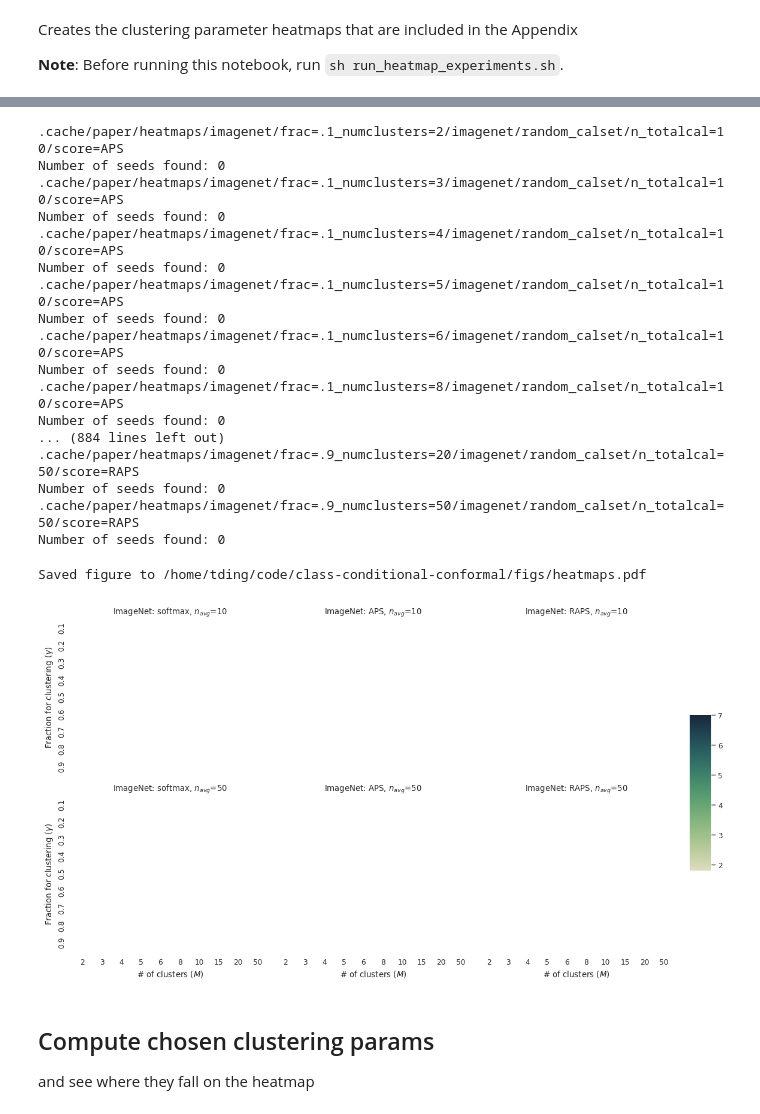
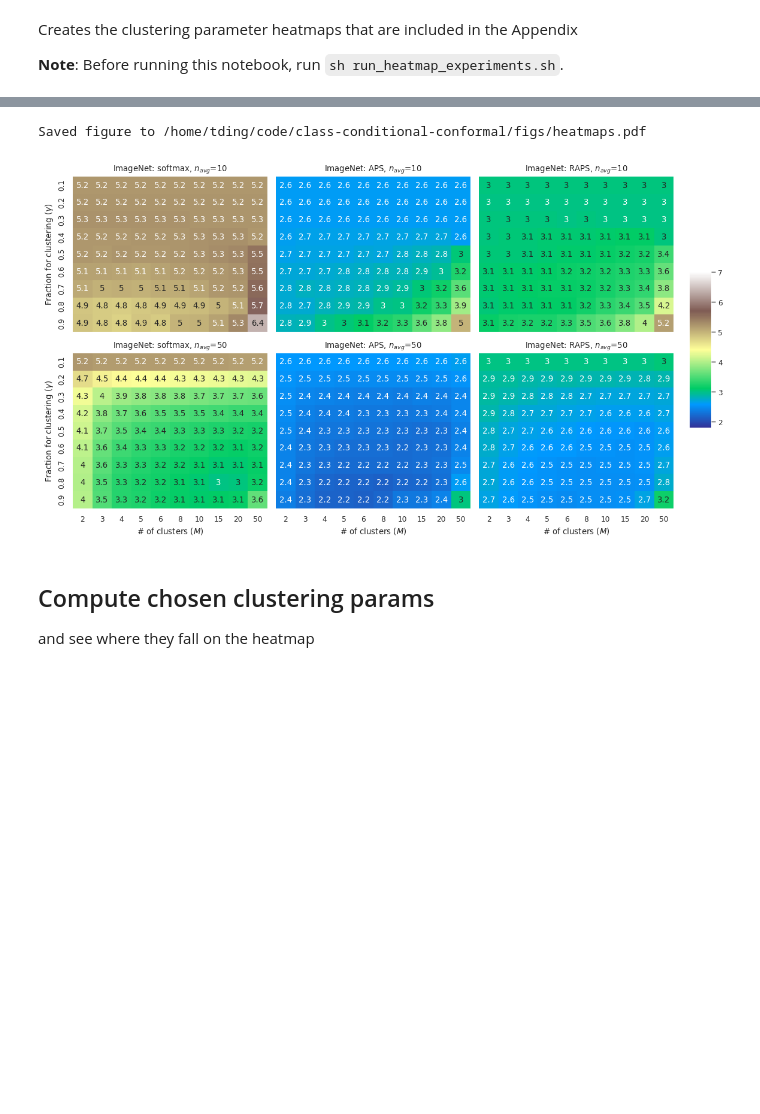
Before and after one commit to tiffanyding/class-conditional-conformal, a Jupyter notebook: notebooks/create_heatmaps.ipynb, the cells around one changed output, grey strips where cells are left out. Drawn from its saved outputs; the diff is of its cells as text; code cells hidden in the pictures; blank space fills up the shorter version.

```diff
--- a/notebooks/create_heatmaps.ipynb
+++ b/notebooks/create_heatmaps.ipynb
@@ -38,7 +38,7 @@ for row, n in enumerate(n_list):
 
         for i, frac_clustering in enumerate(frac_clustering_list):
             for j, num_clusters in enumerate(num_clusters_list):
-                curr_folder = f'.cache/paper/heatmaps/imagenet/frac={str(frac_clustering).replace("0.", ".")}_numclusters={num_clusters}'
+                curr_folder = f'../.cache/paper/heatmaps/imagenet/frac={str(frac_clustering).replace("0.", ".")}_numclusters={num_clusters}'
                 df = get_metric_df('imagenet', 'random', 'class_cov_gap',
                                   score_function,
                                   method_list = ['cluster_random'],
@@ -56,7 +56,8 @@ for row, n in enumerate(n_list):
 #                          fmt = '',
                          vmin=1.8, vmax=7, # OPTIONAL: adjust these for consistency between plots
                          cbar_ax=cbar_ax, #if i==0 and j==0 else None,
-                         cmap=sns.cubehelix_palette(rot=-.6, as_cmap=True))
+                         cmap='terrain')
+#                          cmap=sns.cubehelix_palette(rot=-.6, as_cmap=True))
         ax.set_title(f'ImageNet: {score_function}, $n_{{avg}}$={n}')
         ax.set_ylabel(f"Fraction for clustering ($\\gamma$)" if col == 0 else None)
         ax.set_xlabel(f'# of clusters ($M$)' if row == nrows -1 else None)
@@ -91,22 +92,5 @@ Number of seeds found: 0
-.cache/paper/heatmaps/imagenet/frac=.1_numclusters=2/imagenet/random_calset/n_totalcal=10/score=APS
-Number of seeds found: 0
-.cache/paper/heatmaps/imagenet/frac=.1_numclusters=3/imagenet/random_calset/n_totalcal=10/score=APS
-Number of seeds found: 0
-.cache/paper/heatmaps/imagenet/frac=.1_numclusters=4/imagenet/random_calset/n_totalcal=10/score=APS
-Number of seeds found: 0
-.cache/paper/heatmaps/imagenet/frac=.1_numclusters=5/imagenet/random_calset/n_totalcal=10/score=APS
-Number of seeds found: 0
-.cache/paper/heatmaps/imagenet/frac=.1_numclusters=6/imagenet/random_calset/n_totalcal=10/score=APS
-Number of seeds found: 0
-.cache/paper/heatmaps/imagenet/frac=.1_numclusters=8/imagenet/random_calset/n_totalcal=10/score=APS
-Number of seeds found: 0
-... (884 lines left out)
-.cache/paper/heatmaps/imagenet/frac=.9_numclusters=20/imagenet/random_calset/n_totalcal=50/score=RAPS
-Number of seeds found: 0
-.cache/paper/heatmaps/imagenet/frac=.9_numclusters=50/imagenet/random_calset/n_totalcal=50/score=RAPS
-Number of seeds found: 0
+Saved figure to /home/tding/code/class-conditional-conformal/figs/heatmaps.pdf
-Saved figure to /home/tding/code/class-conditional-conformal/figs/heatmaps.pdf
-[figure, old version]
+[figure, new version]
 # %% [markdown]
 ## Compute chosen clustering params
 and see where they fall on the heatmap
```
Also changed, not shown: parts of 2 cells of this notebook, 33 other files.
